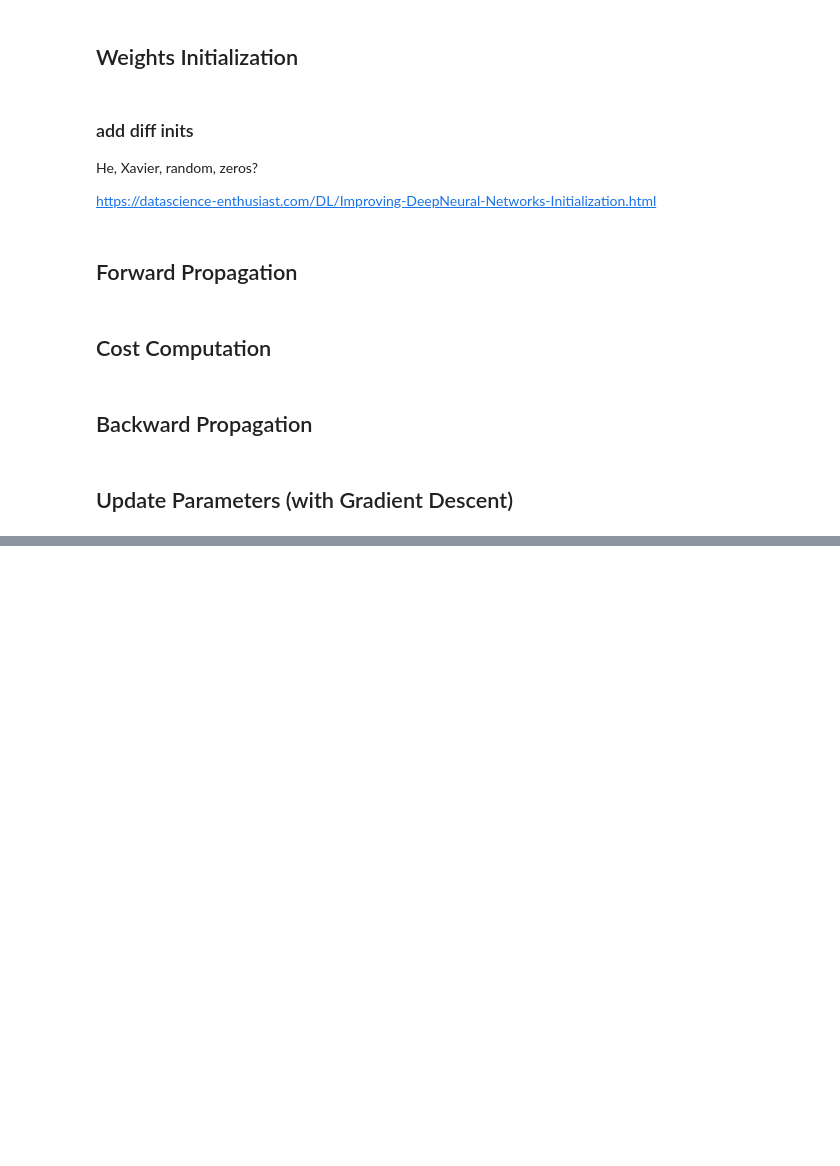
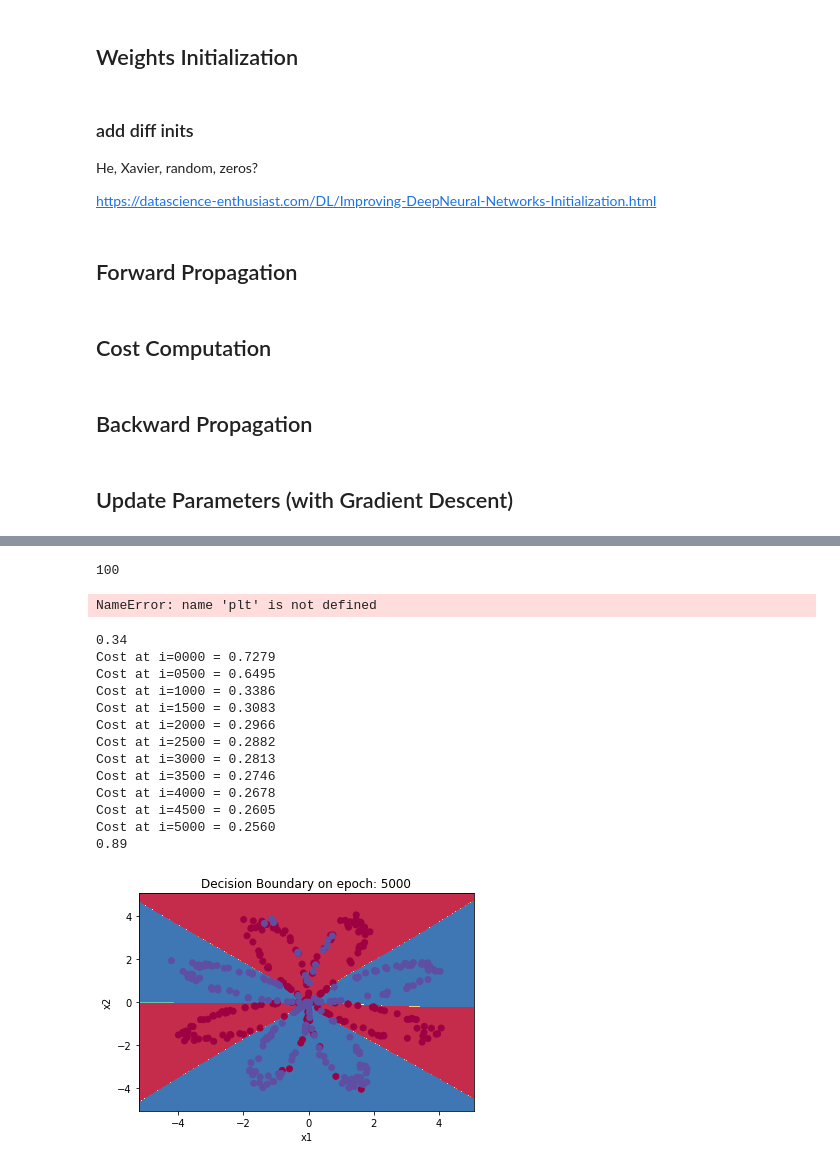
Before and after one commit to Etshhh/DeepNeuralNetworkImplementation, a Jupyter notebook: DNN.ipynb, the cells around one changed output, grey strips where cells are left out. Drawn from its saved outputs; the diff is of its cells as text; code cells hidden in the pictures; blank space fills up the shorter version.

```diff
--- a/DNN.ipynb
+++ b/DNN.ipynb
@@ -220,7 +294,8 @@ def backward_propagate(Yh, Y, caches):
     grads = {}
     nlayers = len(caches)
 
-    grads[f"dA{nlayers}"] = (Yh - Y) / ((1 - Yh) * Yh)
+#     grads[f"dA{nlayers}"] = (Yh - Y) / ((1 - Yh) * Yh)
+    grads[f"dA{nlayers}"] = - (np.divide(Y, Yh) - np.divide(1 - Y, 1 - Yh))
 
     for l in range(nlayers, 0, -1):
         current_cache = caches[l-1]
@@ -256,9 +331,9 @@ def update_params(params, grads, lr):
     """
 
     nlayers = len(params) // 3
-    print(nlayers)
+#     print(nlayers)
     for l in range(1, nlayers+1):
-        params[f"W{l}"] -= lr * grads[f"dW{l}"]
-        params[f"b{l}"] -= lr * grads[f"db{l}"]
+        params[f"W{l}"] -= (lr * grads[f"dW{l}"])
+        params[f"b{l}"] -= (lr * grads[f"db{l}"])
 
     return params
@@ -264,0 +397,4 @@ def update_params(params, grads, lr):
+# %%
+int('0100')
+# %% [output]
+100
@@ -264,0 +420,52 @@ def update_params(params, grads, lr):
+# %%
+def load_planar_dataset():
+    np.random.seed(1)
+    m = 400 # number of examples
+    N = int(m/2) # number of points per class
+    D = 2 # dimensionality
+    X = np.zeros((m,D)) # data matrix where each row is a single example
+    Y = np.zeros((m,1), dtype='uint8') # labels vector (0 for red, 1 for blue)
+    a = 4 # maximum ray of the flower
+
+    for j in range(2):
+        ix = range(N*j,N*(j+1))
+        t = np.linspace(j*3.12,(j+1)*3.12,N) + np.random.randn(N)*0.2 # theta
+        r = a*np.sin(4*t) + np.random.randn(N)*0.2 # radius
+        X[ix] = np.c_[r*np.sin(t), r*np.cos(t)]
+        Y[ix] = j
+
+    X = X.T
+    Y = Y.T
+
+    return X, Y
+
+X, y = load_planar_dataset()
+
+# Visualize the data:
+plt.scatter(X[0, :], X[1, :], c=y, s=40, cmap=plt.cm.Spectral);
+# %% [output]
+NameError: name 'plt' is not defined
+# %%
+params = my_dnn(X, y,
+                ((2, ''), *((5, 'tanh'),) * 3, (1, 'sigmoid')),
+                lr = 0.1,
+                niters=5000,
+                verbose=True,
+                savefigs=True)
+
+plot_decision_boundary(lambda x: predict(x.T, params), X, y)
+# %% [output]
+0.34
+Cost at i=0000 = 0.7279
+Cost at i=0500 = 0.6495
+Cost at i=1000 = 0.3386
+Cost at i=1500 = 0.3083
+Cost at i=2000 = 0.2966
+Cost at i=2500 = 0.2882
+Cost at i=3000 = 0.2813
+Cost at i=3500 = 0.2746
+Cost at i=4000 = 0.2678
+Cost at i=4500 = 0.2605
+Cost at i=5000 = 0.2560
+0.89
+[figure, added]
```
Also changed, not shown: parts of 14 cells of this notebook.
